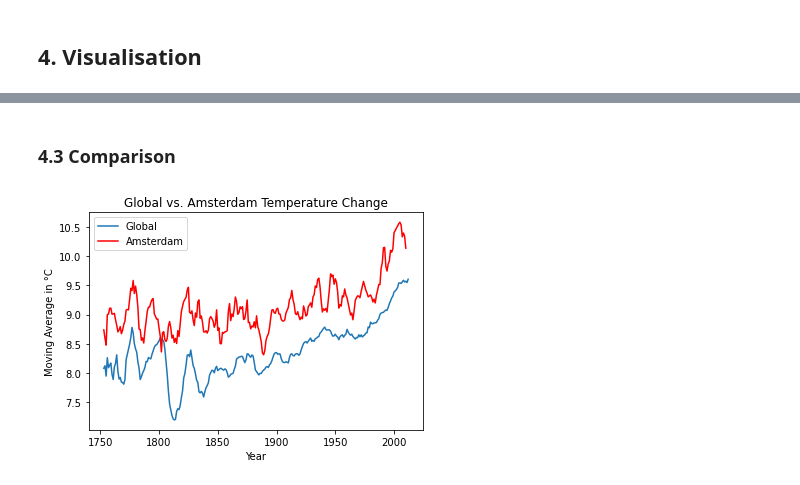
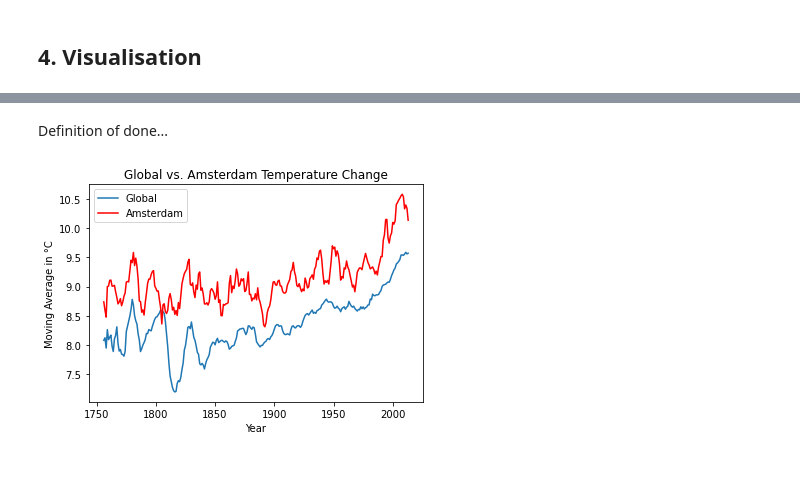
Before and after one commit to merveykaya/weather_trend_analysis, a Jupyter notebook: weather_trends.ipynb, the cells around one changed output, grey strips where cells are left out. Cells and saved outputs as stored; diff of their text form; code cells hidden in the pictures.

```diff
--- a/weather_trends.ipynb
+++ b/weather_trends.ipynb
@@ -12,4 +43,5 @@ I used pandas with `read_csv` function to extract csv to dataframe. Prefered to
 * **count**: Indicates to nr. of years
 * **mov_avg**: Moving average or rolling mean
 # %%
-df_city = pd.read_csv("data/city_data.csv")
+df = pd.read_csv("data/dataset.csv")
+df
@@ -54,0 +82,3 @@ df_global
+# %%
+city_name = "Amsterdam"
+df = df.loc[df['city'] == city_name]
@@ -54,0 +119,6 @@ df_global
+# %%
+year = df['year']
+global_temp_ma =  df['avg_temp_global'].rolling(7).mean()
+city_temp_ma =  df['avg_temp_city'].rolling(7).mean()
+
+df = df.assign(ma_global = global_temp_ma.values, ma_city = city_temp_ma.values)
@@ -79,12 +143,14 @@ plt. show()
-# %% [markdown]
-### 4.3 Comparison
+# %% [markdown]
+Definition of done...
 # %%
-plt.plot(df_global['year'].rolling(7).mean(), df_global['avg_temp'].rolling(7).mean(), label="Global")
-plt.plot(df_city['year'].rolling(7).mean(), df_city['avg_temp'].rolling(7).mean(), label="Amsterdam", color="red")
+
+
+plt.plot(year, global_temp_ma, label="Global")
+plt.plot(year, city_temp_ma, label="Amsterdam", color="red")
 plt.legend()
 plt.title( 'Global vs. Amsterdam Temperature Change')
 plt.xlabel ('Year')
 plt.ylabel('Moving Average in °C')
 plt.show()
 # %% [output]
-[figure, old version]
+[figure, new version]
```
Also changed, not shown: parts of 17 cells of this notebook, 5 other files.
